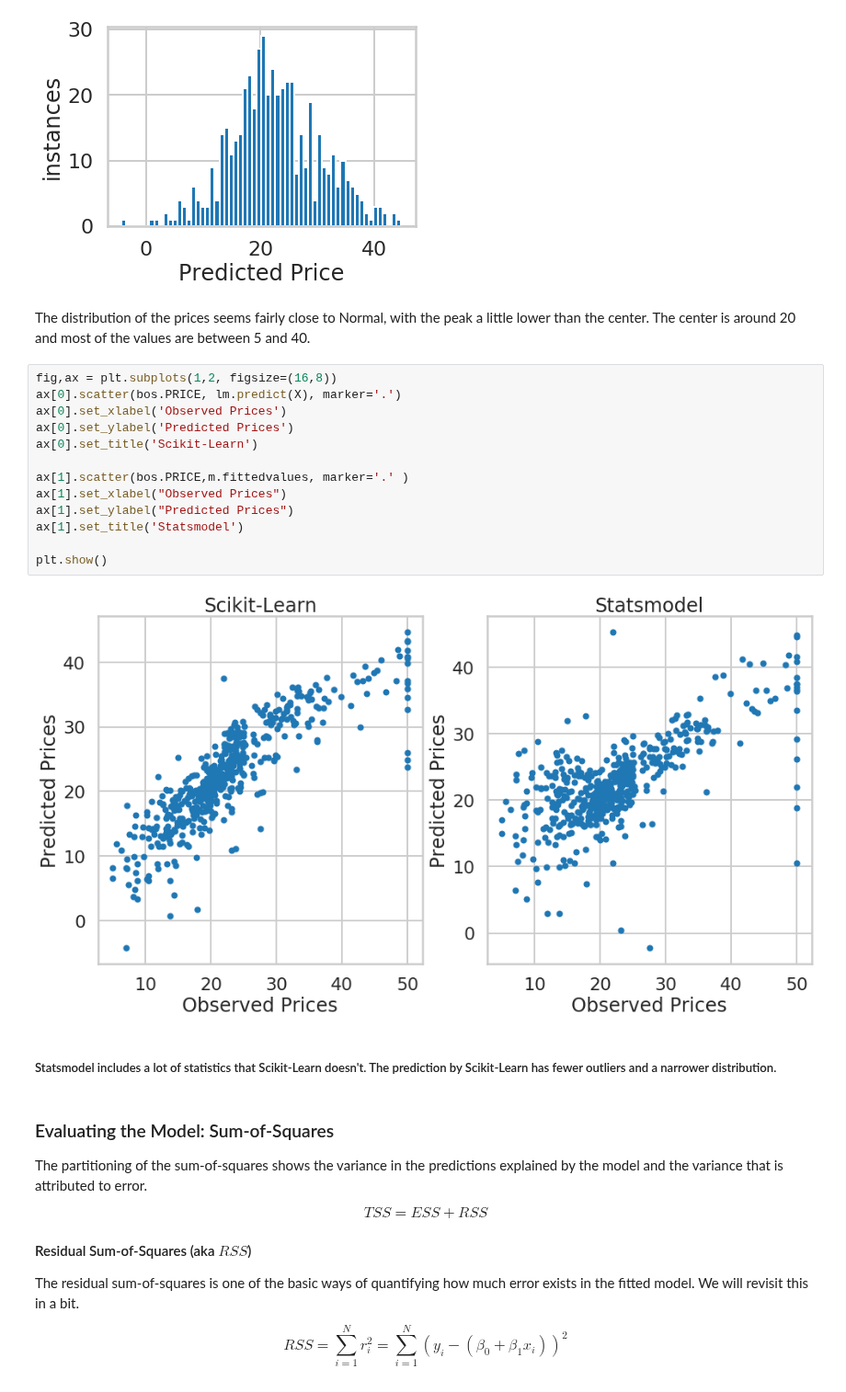
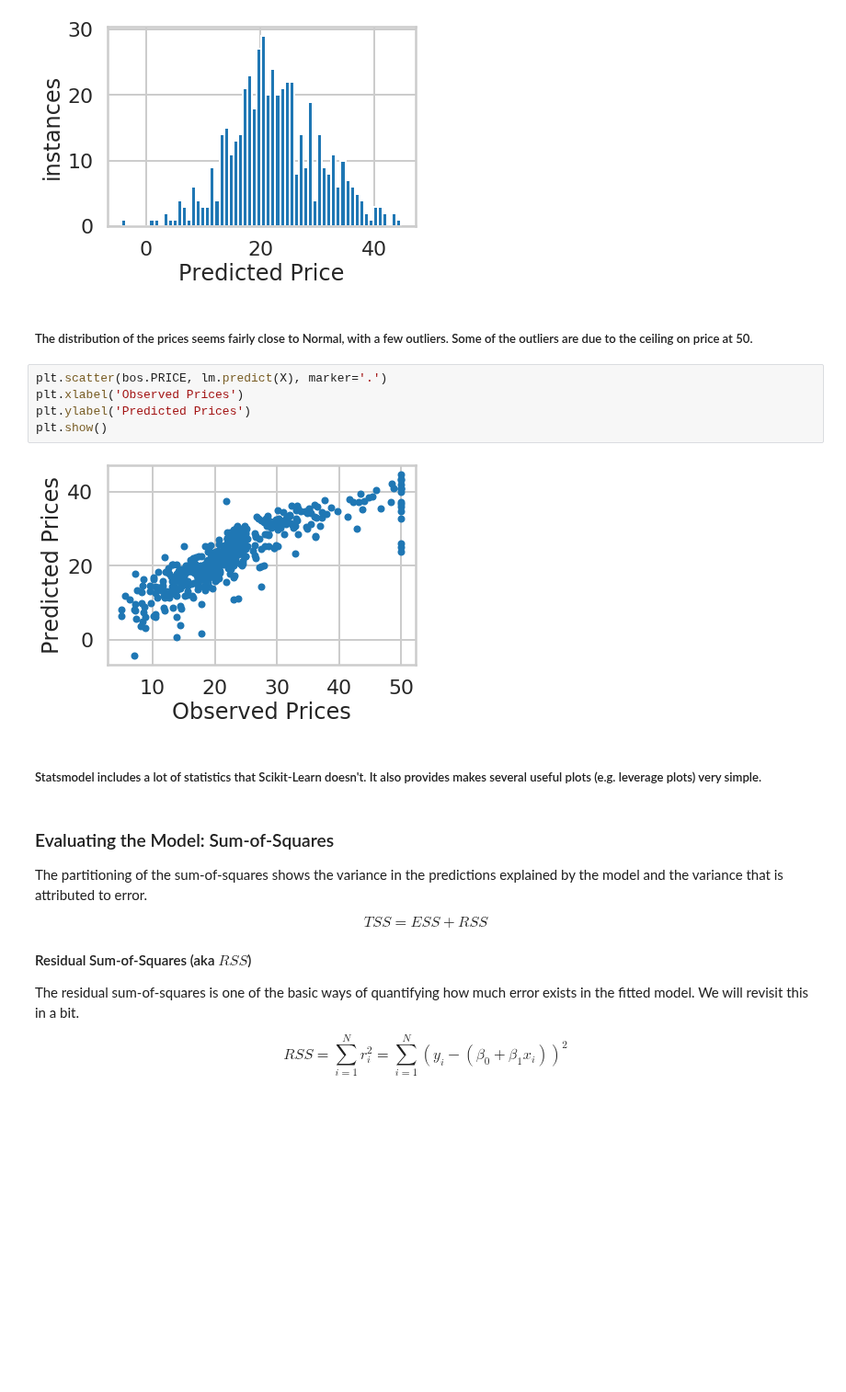
Before and after one commit to morganfry/springboard, a Jupyter notebook: mini-projects/10.1.5/linear_regression/Mini_Project_Linear_Regression.ipynb, the cells around one changed output. Shown at 92% size. Saved outputs shown, nothing was run; the diff lists cells and outputs as text; blank space fills up the shorter version.

```diff
--- a/mini-projects/10.1.5/linear_regression/Mini_Project_Linear_Regression.ipynb
+++ b/mini-projects/10.1.5/linear_regression/Mini_Project_Linear_Regression.ipynb
@@ -617,24 +617,16 @@ plt.show()
 # %% [output]
 [figure]
 # %% [markdown]
-The distribution of the prices seems fairly close to Normal, with the peak a little lower than the center. The center is around 20 and most of the values are between 5 and 40.
+##### The distribution of the prices seems fairly close to Normal, with a few outliers. Some of the outliers are due to the ceiling on price at 50.
-# %%
-fig,ax = plt.subplots(1,2, figsize=(16,8))
-ax[0].scatter(bos.PRICE, lm.predict(X), marker='.')
-ax[0].set_xlabel('Observed Prices')
-ax[0].set_ylabel('Predicted Prices')
-ax[0].set_title('Scikit-Learn')
-
-ax[1].scatter(bos.PRICE,m.fittedvalues, marker='.' )
-ax[1].set_xlabel("Observed Prices")
-ax[1].set_ylabel("Predicted Prices")
-ax[1].set_title('Statsmodel')
-
-plt.show()
-# %% [output]
-[figure, removed]
+# %%
+plt.scatter(bos.PRICE, lm.predict(X), marker='.')
+plt.xlabel('Observed Prices')
+plt.ylabel('Predicted Prices')
+plt.show()
+# %% [output]
+[figure, added]
 # %% [markdown]
-##### Statsmodel includes a lot of statistics that Scikit-Learn doesn't. The prediction by Scikit-Learn has fewer outliers and a narrower distribution.
+##### Statsmodel includes a lot of statistics that Scikit-Learn doesn't. It also provides makes several useful plots (e.g. leverage plots) very simple.
 # %% [markdown]
 ### Evaluating the Model: Sum-of-Squares
 
```
Also changed, not shown: parts of 10 cells of this notebook.
